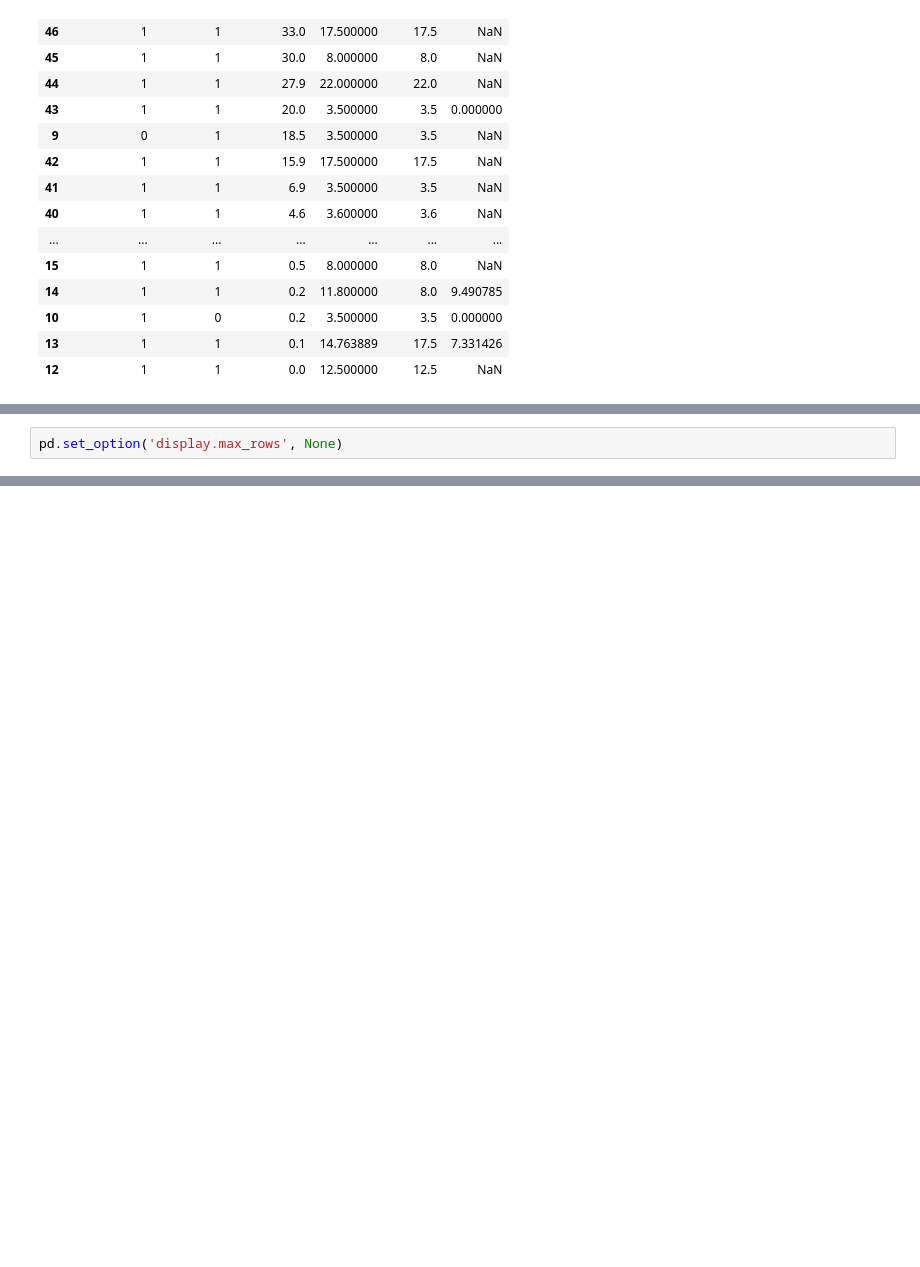
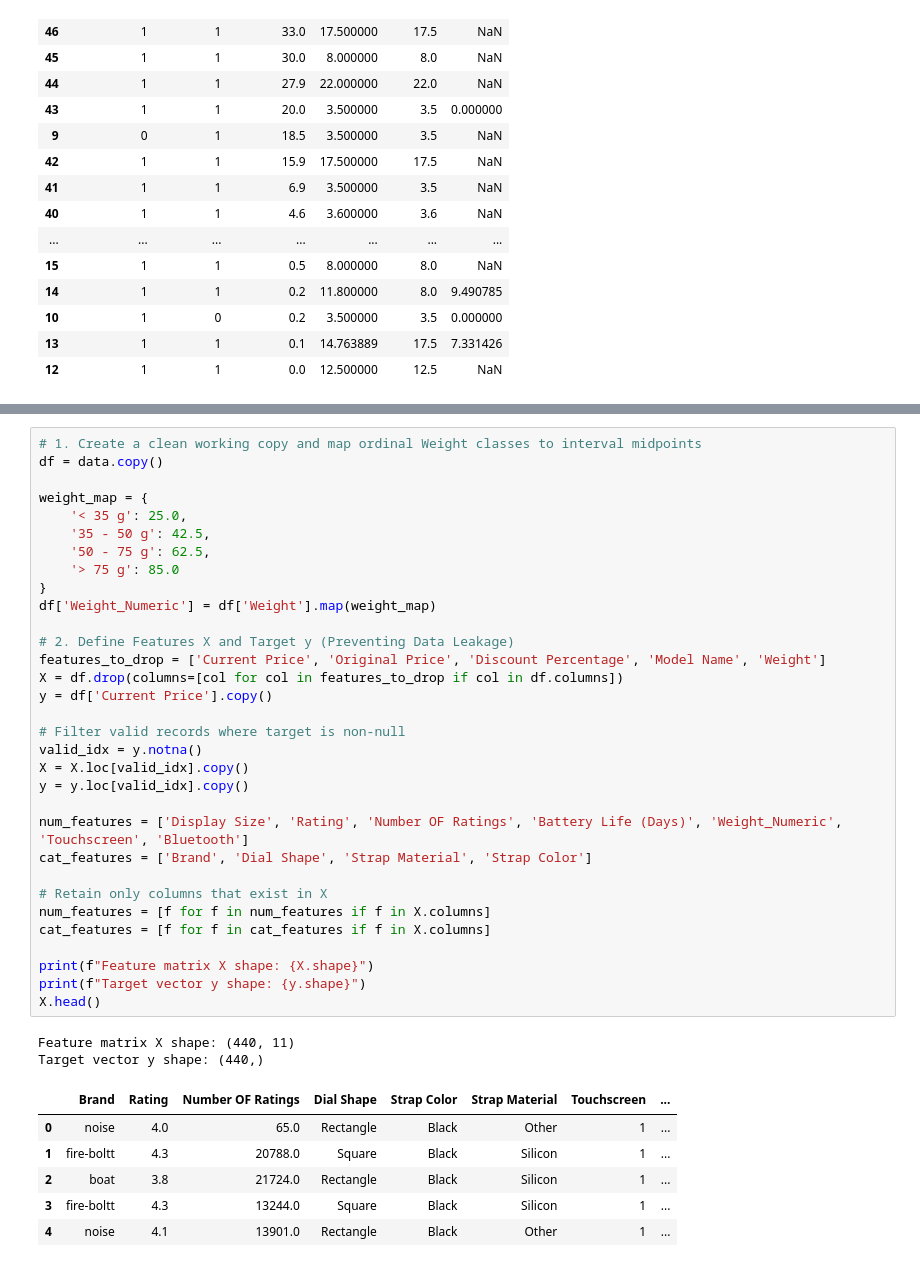
Before and after one commit to bhaveshsolanki159-codex/ML-mini-practice-Projects, a Jupyter notebook: Watch Price Predictions/main.ipynb, the cells around one changed output, grey strips where cells are left out. Saved outputs shown, nothing was run; the diff lists cells and outputs as text; blank space fills up the shorter version.

```diff
--- a/Watch Price Predictions/main.ipynb
+++ b/Watch Price Predictions/main.ipynb
@@ -798,2 +605,0 @@ y_pred_comp = pd.DataFrame({"Battery Life (Pred)":y_pred,"Actual Values":y_test}
-# %%
-pd.set_option('display.max_rows', None)
@@ -821,0 +616,41 @@ y_pred_comp.reset_index(drop=True)
+# %%
+# 1. Create a clean working copy and map ordinal Weight classes to interval midpoints
+df = data.copy()
+
+weight_map = {
+    '< 35 g': 25.0,
+    '35 - 50 g': 42.5,
+    '50 - 75 g': 62.5,
+    '> 75 g': 85.0
+}
+df['Weight_Numeric'] = df['Weight'].map(weight_map)
+
+# 2. Define Features X and Target y (Preventing Data Leakage)
+features_to_drop = ['Current Price', 'Original Price', 'Discount Percentage', 'Model Name', 'Weight']
+X = df.drop(columns=[col for col in features_to_drop if col in df.columns])
+y = df['Current Price'].copy()
+
+# Filter valid records where target is non-null
+valid_idx = y.notna()
+X = X.loc[valid_idx].copy()
+y = y.loc[valid_idx].copy()
+
+num_features = ['Display Size', 'Rating', 'Number OF Ratings', 'Battery Life (Days)', 'Weight_Numeric', 'Touchscreen', 'Bluetooth']
+cat_features = ['Brand', 'Dial Shape', 'Strap Material', 'Strap Color']
+
+# Retain only columns that exist in X
+num_features = [f for f in num_features if f in X.columns]
+cat_features = [f for f in cat_features if f in X.columns]
+
+print(f"Feature matrix X shape: {X.shape}")
+print(f"Target vector y shape: {y.shape}")
+X.head()
+# %% [output]
+Feature matrix X shape: (440, 11)
+Target vector y shape: (440,)
+|  | Brand | Rating | Number OF Ratings | Dial Shape | Strap Color | Strap Material | Touchscreen | ... |
+| 0 | noise | 4.0 | 65.0 | Rectangle | Black | Other | 1 | ... |
+| 1 | fire-boltt | 4.3 | 20788.0 | Square | Black | Silicon | 1 | ... |
+| 2 | boat | 3.8 | 21724.0 | Rectangle | Black | Silicon | 1 | ... |
+| 3 | fire-boltt | 4.3 | 13244.0 | Square | Black | Silicon | 1 | ... |
+| 4 | noise | 4.1 | 13901.0 | Rectangle | Black | Other | 1 | ... |
```
Also changed, not shown: parts of 32 cells of this notebook, 1 other file.
